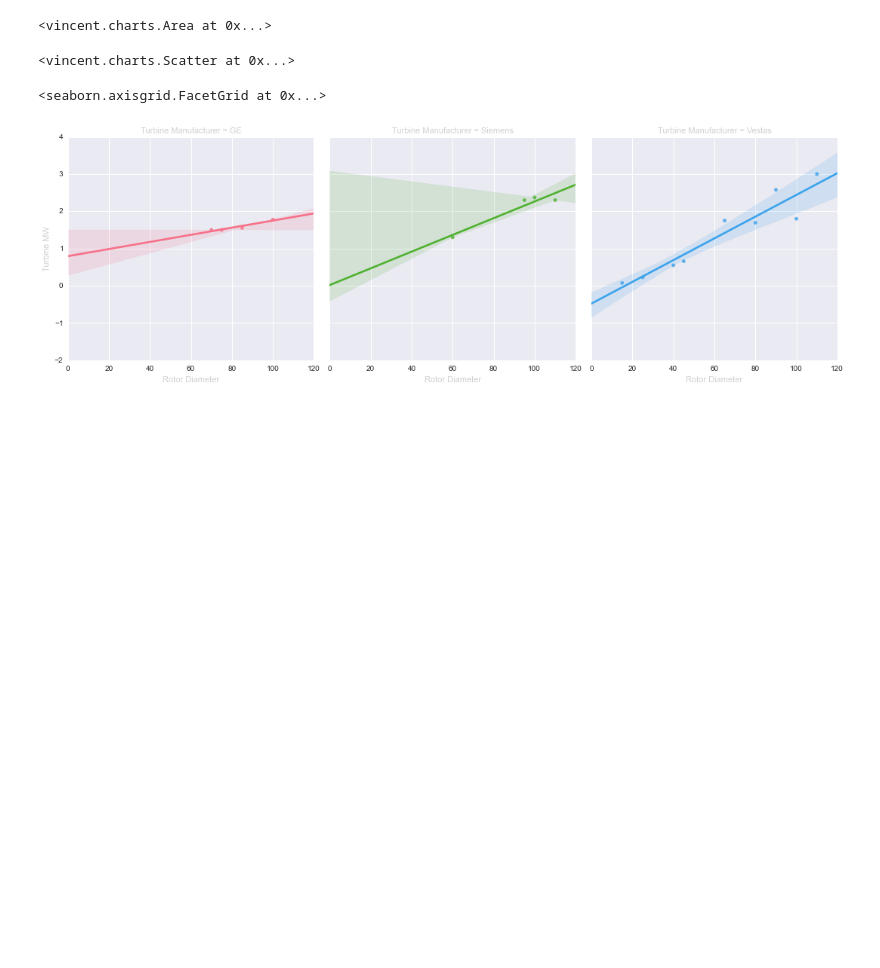
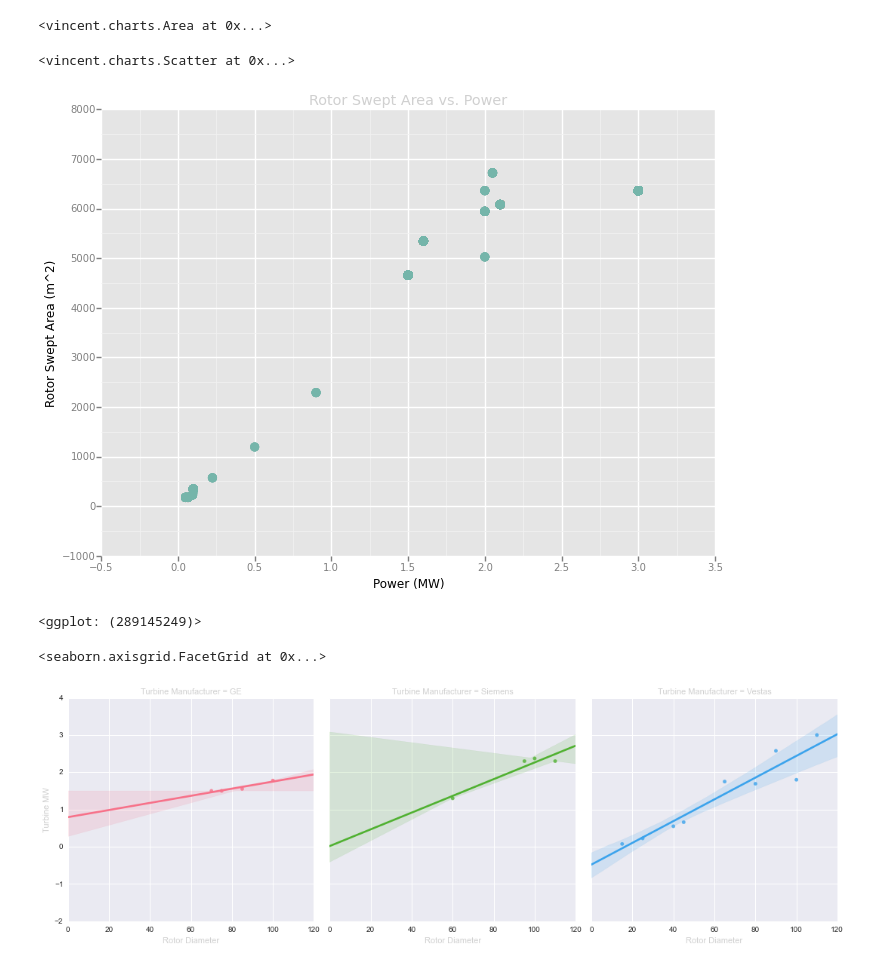
Before and after one commit to wrobstory/pydatasv2014, a Jupyter notebook: Up and Down PyData 2014.ipynb, the cells around one changed output. Cells and saved outputs as stored; diff of their text form; code cells hidden in the pictures; blank space fills up the shorter version.

```diff
--- a/Up and Down PyData 2014.ipynb
+++ b/Up and Down PyData 2014.ipynb
@@ -84,14 +86,23 @@ online_by_year
 <vincent.charts.Area at 0x...>
 # %%
 # Rotor Diameter vs. Power
-dropped_zero = df[df['Rotor Diameter'] > 10]
-diameter_vs_mw = vincent.Scatter(dropped_zero[['Turbine MW', 'Rotor Diameter']], iter_idx='Turbine MW')
+min_heights = df[df['Rotor Diameter'] > 10]
+diameter_vs_mw = vincent.Scatter(min_heights[['Turbine MW', 'Rotor Diameter']], iter_idx='Turbine MW')
 diameter_vs_mw.axis_titles(x='Power (MW)', y='Rotor Diameter (m)')
 diameter_vs_mw.colors(range_=['#75b5aa'])
 lighten_axes(diameter_vs_mw, x_offset=30)
 diameter_vs_mw
 # %% [output]
 <vincent.charts.Scatter at 0x...>
+# %%
+(ggplot(aes(x='Turbine MW', y='Rotor Swept Area'), data=min_heights[:500])
+        + geom_point(color='#75b5aa', size=75)
+        + ggtitle("Rotor Swept Area vs. Power")
+        + xlab("Power (MW)")
+        + ylab("Rotor Swept Area (m^2)"))
+# %% [output]
+[figure, added]
+<ggplot: (289145249)>
 # %%
 import seaborn as sb
 sb.set(rc={'text.color': '#d0d0d0', 'axes.labelcolor': '#d0d0d0'})
```
Also changed, not shown: parts of 6 cells of this notebook, 1 other file.
